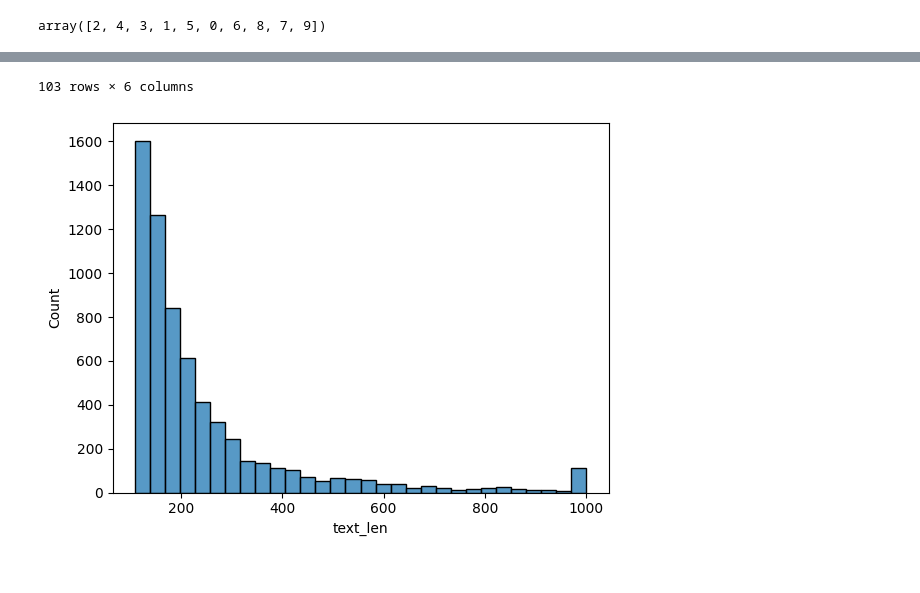
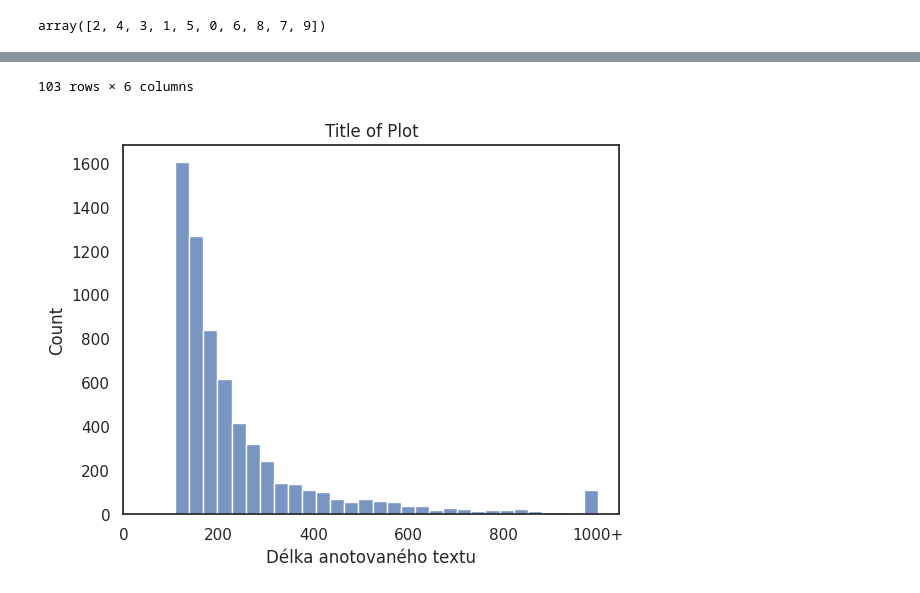
Before and after one commit to Ajchler/knn-fit, a Jupyter notebook: simple-stats.ipynb, the cells around one changed output, grey strips where cells are left out. Drawn from its saved outputs; the diff is of its cells as text; code cells hidden in the pictures.

```diff
--- a/simple-stats.ipynb
+++ b/simple-stats.ipynb
@@ -79,25 +69,32 @@ df.query("topics_len == 0")
 # %%
-sns.histplot(np.clip(df["text_len"], 0, 1000) , bins=30)
+import matplotlib.pyplot as plt
+ax = sns.histplot(np.clip(df["text_len"], 0, 1000), bins=30)
+ax.set(title='Title of Plot',
+       xlabel="Délka anotovaného textu",)
+# Customize x-axis ticks and labels
+xticks = [0, 200, 400, 600, 800, 1000]
+xtick_labels = ["0", "200", "400", "600", "800", "1000+"]
 
+# Set x-axis ticks and labels
+plt.xticks(xticks, xtick_labels)
 sracka = df["text_len"].unique()
 sracka.sort()
-sracka
 df.query("text_len > 1000 ")
 # %% [output]
 |  | text_id | text | user_id | user_topics | topics_len | text_len |
 | 231 | 89d0cd20-cacb-4fa0-b632-97f9d3963715 | <b>česky, a má-li, neví, že k pla... | 3d3576b3-78d9-4c54-bc2c-06929e310a5c | [vlastenectví, konflikt vlastenec... | 5 | 1195 |
 | 259 | 7198cfed-e77d-436a-83d9-ca76b5f551bd | <b>Thompson-ův indikator . . . 23... | 378fee78-267f-4c3f-8e23-6861105af343 | [vlakové součástky, manuál k loko... | 4 | 1320 |
 | 328 | 8dfe0832-adb7-407d-94fa-d287e26b3bc2 | <b>nemezcipö, p, plstěný střevíc,... | e894e0c2-75e3-4340-8cac-eb43b06a71e1 | [maďarská slovíčka, gramatika] | 2 | 1261 |
 | 336 | d90101ca-3af8-4a8d-9dde-3dabd677237b | <b>váltottgyermek, pod o, vržené ... | d2a76bf5-1134-479a-81f8-9b3c797b837a | [] | 0 | 1320 |
 | 343 | 8b35ea6a-1236-4df0-b918-4cf6934806bd | <b>kiválva, přísl., vyjma, vyjmou... | 35fbf6b3-0309-4741-a9a3-a17f992df734 | [] | 0 | 1486 |
 | ... | ... | ... | ... | ... | ... | ... |
 | 5067 | af173390-b282-41e3-87ae-ed292f2cb34b | Včerejší konference u bána uvažov... | 35fbf6b3-0309-4741-a9a3-a17f992df734 | [politika] | 1 | 1302 |
 | 5147 | e1983f31-9d0c-423a-bfdb-7e682c7ae2b9 | <b>Zpravodaj pražské župy Českosl... | 35fbf6b3-0309-4741-a9a3-a17f992df734 | [] | 0 | 1933 |
 | 5930 | c6593e61-c2ed-4cb9-830d-2ccf2bee25eb | <b>O starých reštantích. Jakož je... | 7b7f9b9c-8498-48f0-8846-eb63141ada98 | [] | 0 | 1312 |
 | 6224 | 2ac256a2-54be-4cca-a79f-41f29731540d | Podlipného. Mimo jiné povolena st... | 2283e9b1-1b15-4638-b2a5-eb1bf6400f7d | [pohřeb , smrt , zařizování ] | 3 | 1643 |
 | 6282 | 621a0850-e713-4416-8fd4-9122846ffba9 | <b>Toho lantfrydu jest tuto přípi... | 2283e9b1-1b15-4638-b2a5-eb1bf6400f7d | [spolupráce lidí , hledání nového... | 3 | 1166 |
 103 rows × 6 columns
-[figure, old version]
+[figure, new version]
 # %%
 from scipy import stats
 
```
Also changed, not shown: parts of 7 cells of this notebook.
